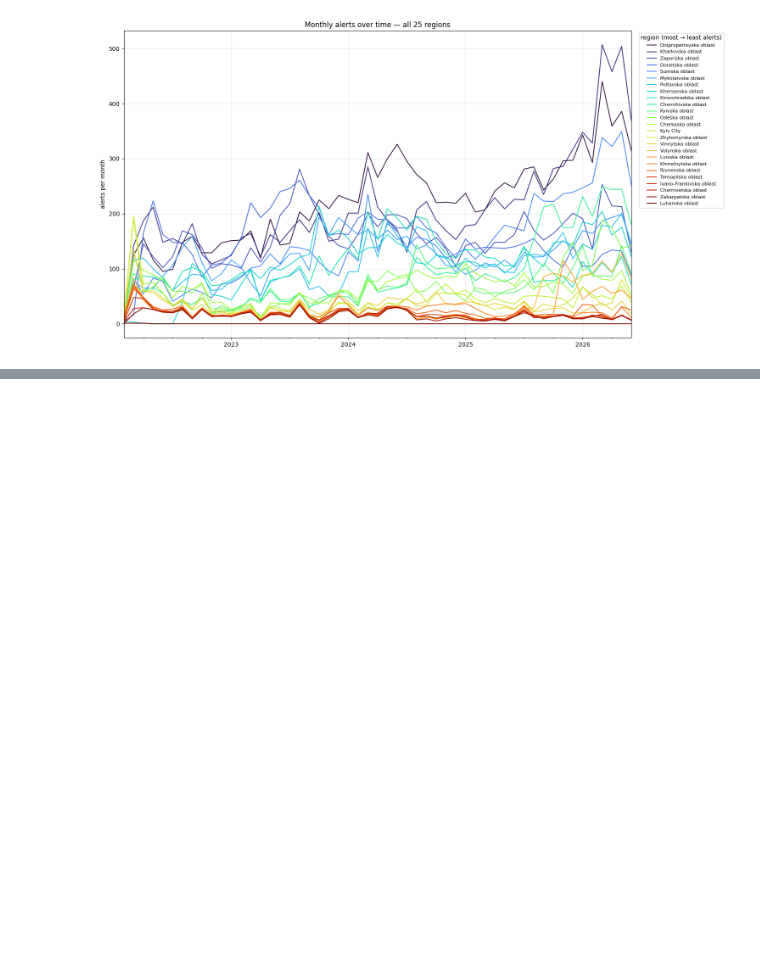
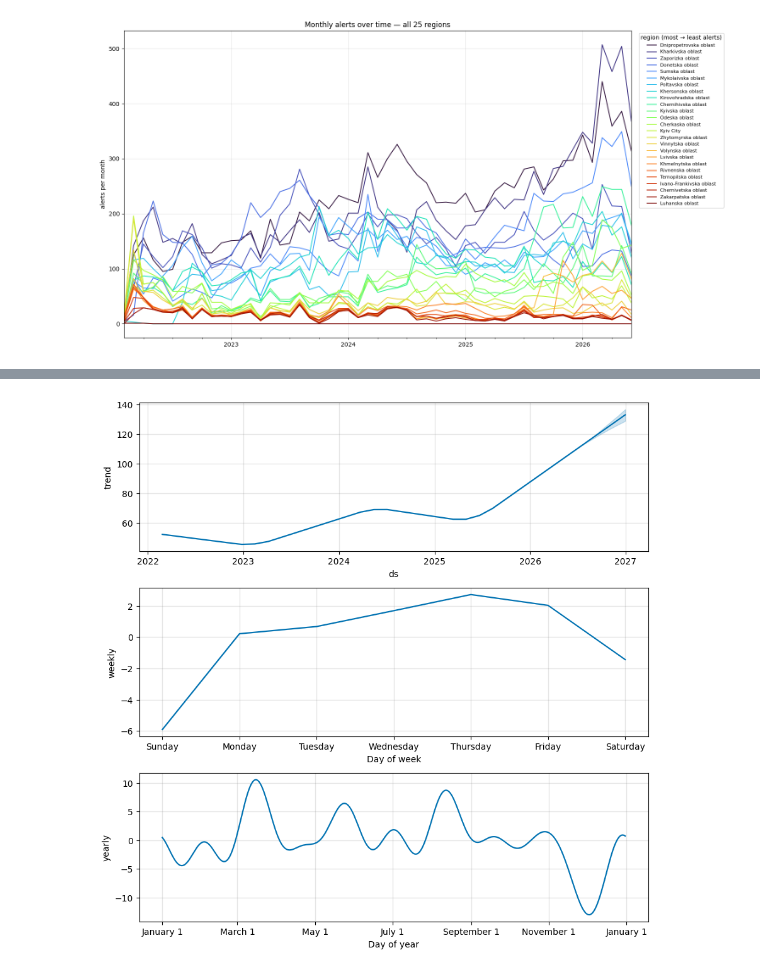
Before and after one commit to PavloLoiek/ukraine-air-raid-alerts, a Jupyter notebook: air_raid_analysis.ipynb, the cells around one changed output, grey strips where cells are left out. Cells and saved outputs as stored; diff of their text form; code cells hidden in the pictures; blank space fills up the shorter version.

```diff
--- a/air_raid_analysis.ipynb
+++ b/air_raid_analysis.ipynb
@@ -200,0 +246,6 @@ plt.show()
+# %%
+# --- Session 3, Cell 13: split the forecast into trend + seasonality ---
+fig2 = m.plot_components(forecast)
+plt.show()
+# %% [output]
+[figure, added]
```
Also changed, not shown: parts of 3 cells of this notebook.
